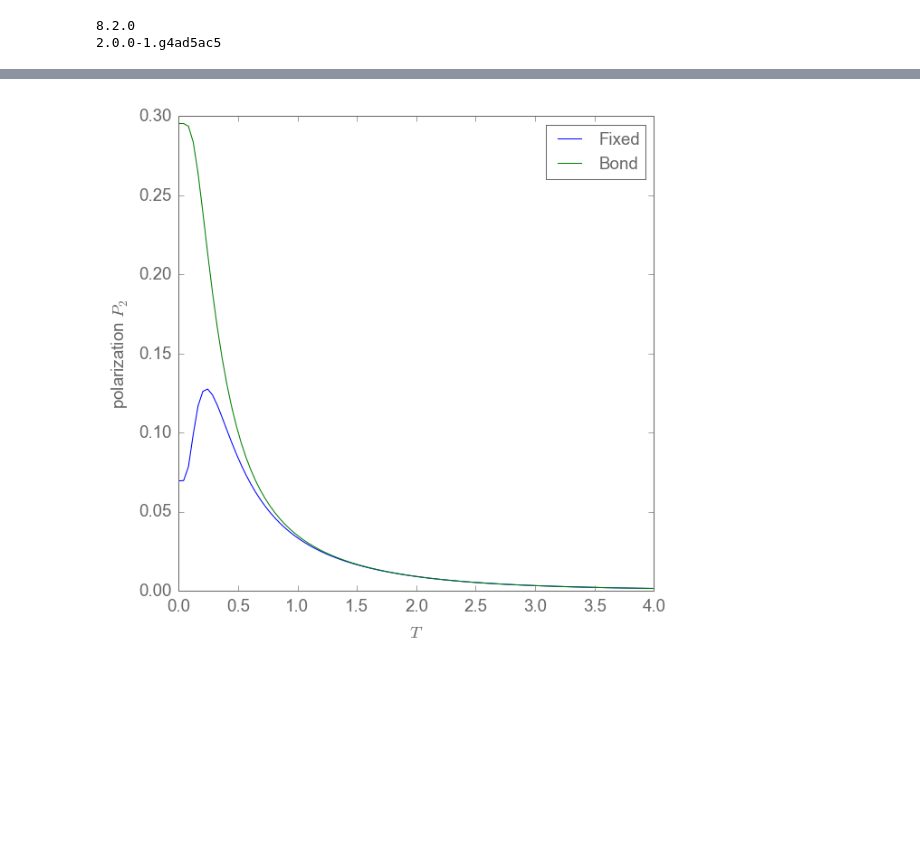
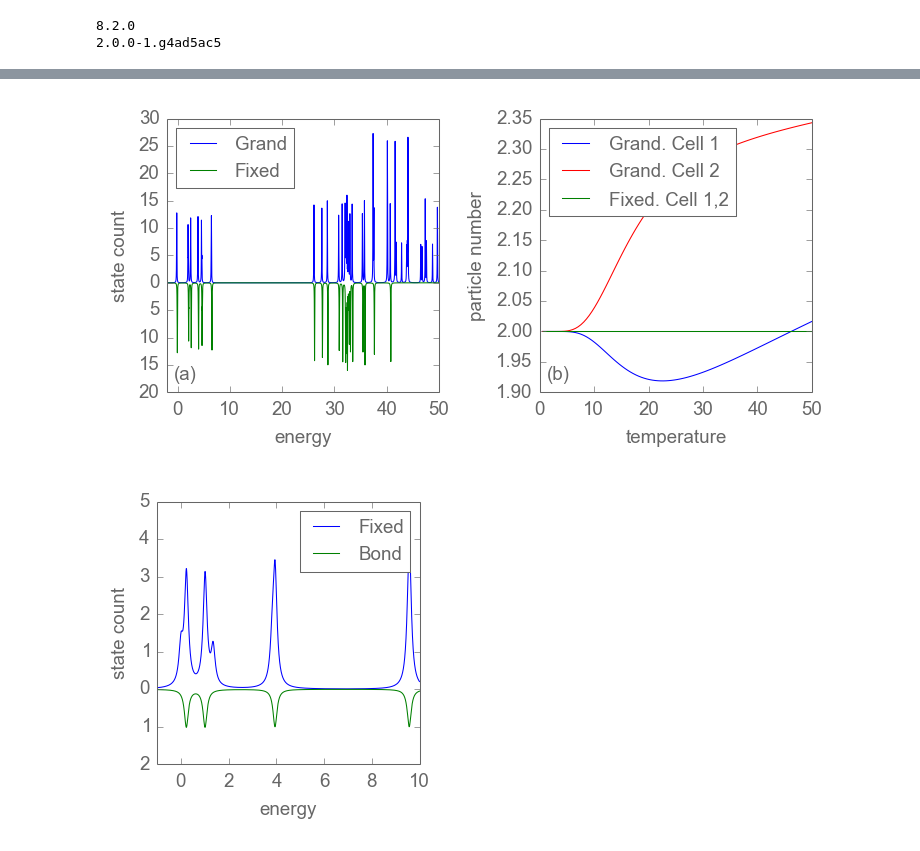
Before and after one commit to meznom/phd_thesis, a Jupyter notebook: notebooks/chapter02.ipynb, the cells around one changed output, grey strips where cells are left out. Drawn from its saved outputs; the diff is of its cells as text; code cells hidden in the pictures; blank space fills up the shorter version.

Commit message:
Better plots for chapter 02.

```diff
--- a/notebooks/chapter02.ipynb
+++ b/notebooks/chapter02.ipynb
@@ -94,11 +128,0 @@ p.legend()
-# %%
-T = 0.02
-Emin,Emax,deltaE = (-1,50,1E-3)
-E_f = rs['mu',250]['model','QcaFixedCharge'][0].table[0,0]
-E_g = rs['mu',250]['model','QcaGrandCanonical'][0].table[0,0]
-dos_f = dos(E_f,Emin,Emax,deltaE=deltaE,gamma=0.5*T)
-dos_g = dos(E_g,Emin,Emax,deltaE=deltaE,gamma=0.5*T)
-
-fig,p = plt.subplots(1,1)
-dosplot(p, dos_g,dos_f,'Grand','Fixed',(-1,50),(-20,30))
-p.legend()
@@ -129,26 +128,0 @@ rs
-# %%
-ls = {'QcaBond': 'Bond','QcaFixedCharge': 'Fixed','QcaGrandCanonical': 'Grand'}
-
-def PTplot(p,rs):
-    for r in rs:
-        d = r.table
-        p.plot(d[:,0], d[:,2], label=ls[r.parameters.model])
-    p.set_xlabel('$T$')
-    p.set_ylabel('polarization $P_2$')
-    p.legend(loc='upper right')
-
-def NTplot(p,rs):
-    d = rs['model','QcaGrandCanonical'][0].table
-    p.plot(d[:,0], d[:,7],label='Grand. Cell 1',color='blue')
-    p.plot(d[:,0], d[:,12],label='Grand. Cell 2',color='red')
-    d = rs['model','QcaFixedCharge'][0].table
-    p.plot(d[:,0], d[:,7],label='Fixed. Cell 1,2',color='green')
-    p.set_xlabel('$T$')
-    p.set_ylabel('particle number $N$')
-    p.legend(loc='upper right')
-# %%
-rs.sort(key=lambda i: i.parameters.model, reverse=True)
-fig,p = plt.subplots(1,1)
-PTplot(p, rs['N',2]['V1',20]['V0',1E6])
-# %% [output]
-[figure, removed]
@@ -158,0 +208,8 @@ rs.sort(key=lambda i: i.parameters.model, reverse=True)
+# %%
+grand_fixed_figure()
+# %% [output]
+[figure, added]
+# %%
+fixed_bond_spectrum_figure()
+# %% [output]
+[figure, added]
```
Also changed, not shown: parts of 8 cells of this notebook, 7 other files.
